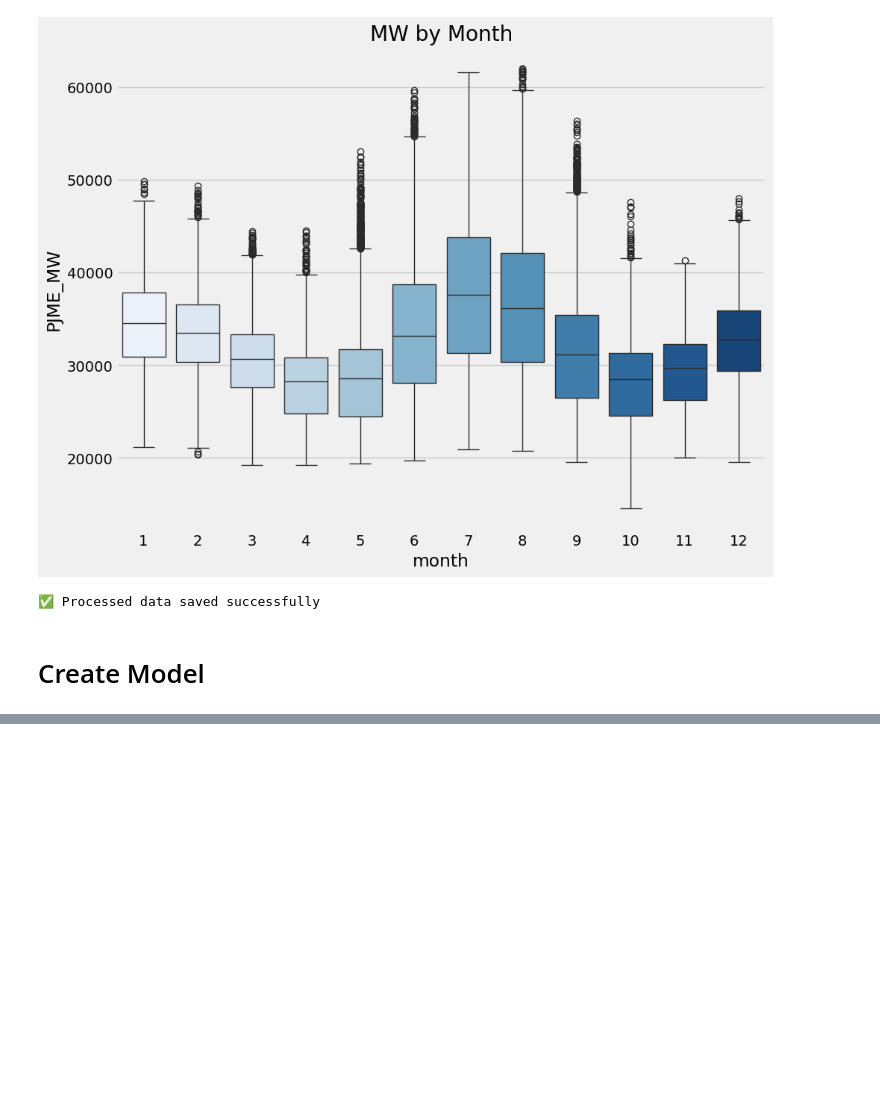
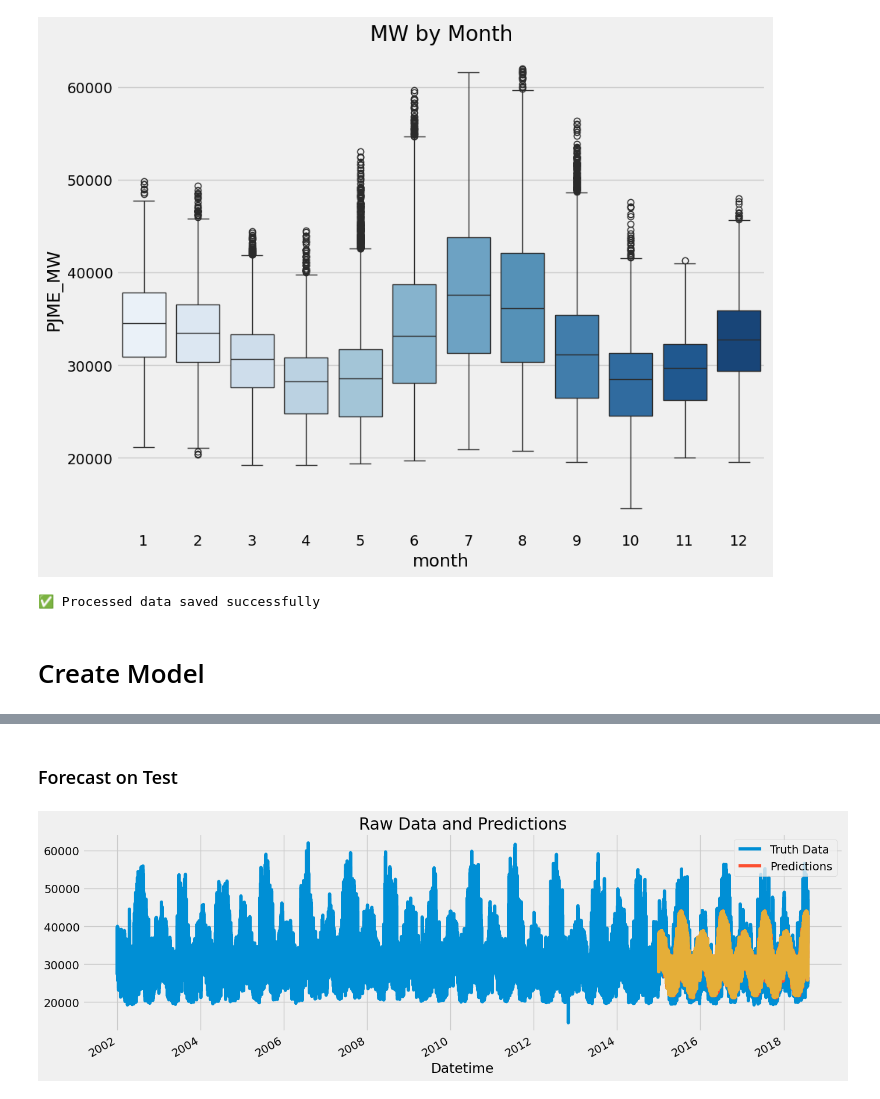
Before and after one commit to kochezz/TS-Energy-Consumption-XGB, a Jupyter notebook: notebooks/01_EDA.ipynb, the cells around one changed output, grey strips where cells are left out. Drawn from its saved outputs; the diff is of its cells as text; code cells hidden in the pictures; blank space fills up the shorter version.

```diff
--- a/notebooks/01_EDA.ipynb
+++ b/notebooks/01_EDA.ipynb
@@ -191,0 +193,26 @@ reg.fit
+# %% [markdown]
+### Forecast on Test
+# %%
+test["prediction"] = reg.predict(X_test)
+
+# Columns that might conflict after multiple runs
+cols_to_drop = ['prediction', 'prediction_x', 'prediction_y']
+for col in cols_to_drop:
+    if col in PJME_data.columns:
+        PJME_data = PJME_data.drop(columns=[col])
+
+# Now perform the merge
+PJME_data = PJME_data.merge(test[["prediction"]], how='left', left_index=True, right_index=True)
+
+# Rest of your plotting code
+ax = PJME_data[["PJME_MW", "prediction"]].plot(figsize=(15, 5))
+# Ensure the 'prediction' column exists and is what you expect before plotting
+if "prediction" in PJME_data:
+    PJME_data["prediction"].plot(ax=ax, style="-.")
+else:
+    print("Warning: 'prediction' column not found in PJME_data after merge.")
+ax.set_title("Raw Data and Predictions")
+ax.legend(["Truth Data", "Predictions"]) # Adjust legend based on what's plotted
+plt.show()
+# %% [output]
+[figure, added]
```
Also changed, not shown: parts of 6 cells of this notebook, 3 other files.
